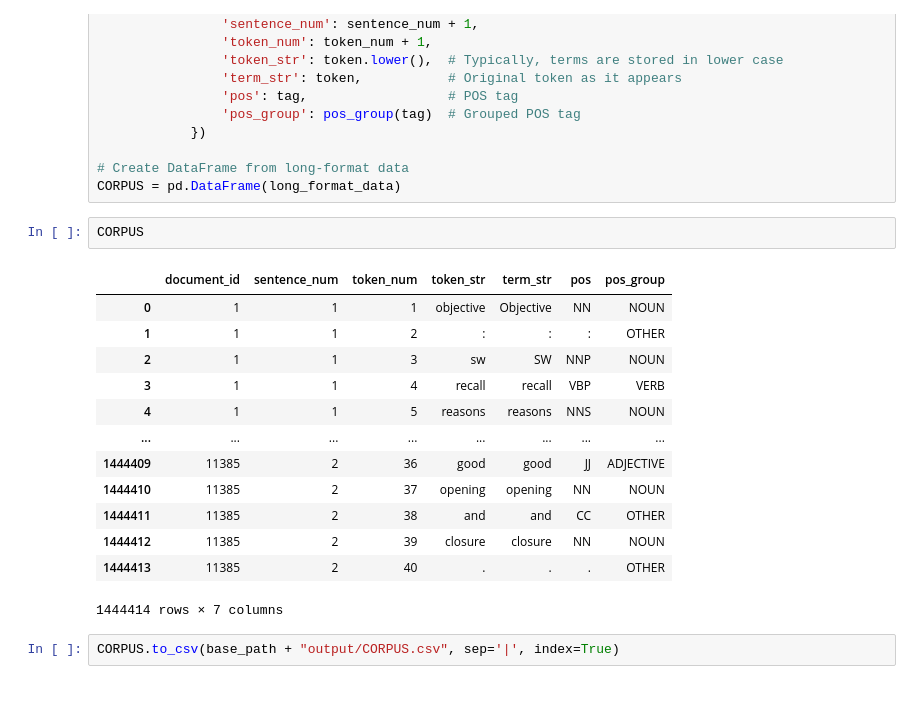
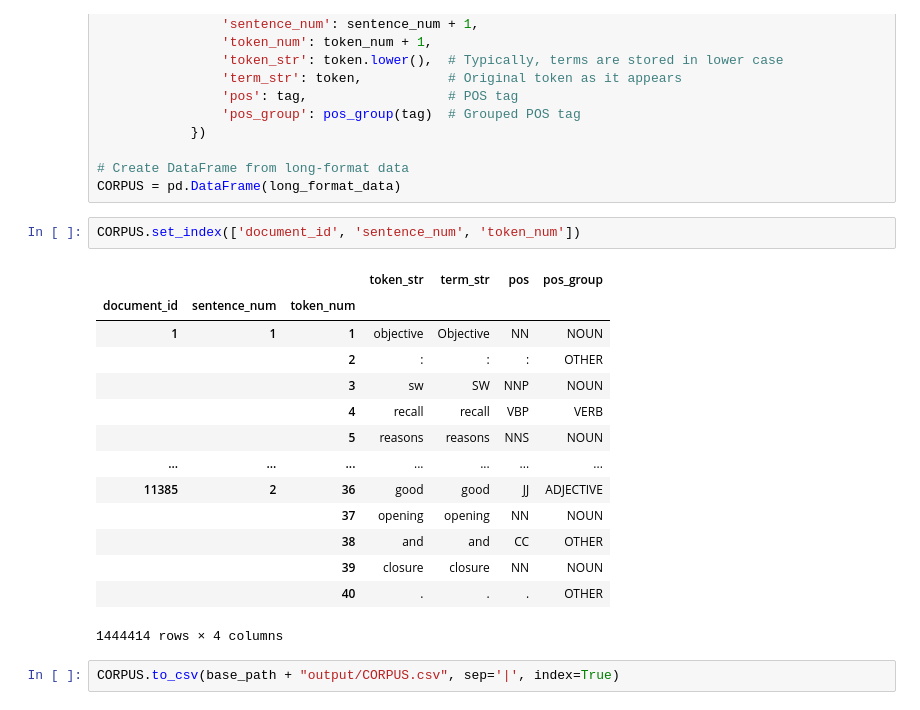
Before and after one commit to avitabilea/DS5001-Final-Project, a Jupyter notebook: 01_data_prep.ipynb, the cells around one changed output. Drawn from its saved outputs; the diff is of its cells as text.

```diff
--- a/01_data_prep.ipynb
+++ b/01_data_prep.ipynb
@@ -117,21 +117,22 @@ for document_id, row in eval_text.iterrows():
 # Create DataFrame from long-format data
 CORPUS = pd.DataFrame(long_format_data)
 # %%
-CORPUS
+CORPUS.set_index(['document_id', 'sentence_num', 'token_num'])
 # %% [output]
-|  | document_id | sentence_num | token_num | token_str | term_str | pos | pos_group |
-| 0 | 1 | 1 | 1 | objective | Objective | NN | NOUN |
-| 1 | 1 | 1 | 2 | : | : | : | OTHER |
-| 2 | 1 | 1 | 3 | sw | SW | NNP | NOUN |
-| 3 | 1 | 1 | 4 | recall | recall | VBP | VERB |
-| 4 | 1 | 1 | 5 | reasons | reasons | NNS | NOUN |
-| ... | ... | ... | ... | ... | ... | ... | ... |
-| 1444409 | 11385 | 2 | 36 | good | good | JJ | ADJECTIVE |
-| 1444410 | 11385 | 2 | 37 | opening | opening | NN | NOUN |
-| 1444411 | 11385 | 2 | 38 | and | and | CC | OTHER |
-| 1444412 | 11385 | 2 | 39 | closure | closure | NN | NOUN |
-| 1444413 | 11385 | 2 | 40 | . | . | . | OTHER |
+|  |  |  | token_str | term_str | pos | pos_group |
+| document_id | sentence_num | token_num |  |  |  |  |
+| 1 | 1 | 1 | objective | Objective | NN | NOUN |
+|  |  | 2 | : | : | : | OTHER |
+|  |  | 3 | sw | SW | NNP | NOUN |
+|  |  | 4 | recall | recall | VBP | VERB |
+|  |  | 5 | reasons | reasons | NNS | NOUN |
+| ... | ... | ... | ... | ... | ... | ... |
+| 11385 | 2 | 36 | good | good | JJ | ADJECTIVE |
+|  |  | 37 | opening | opening | NN | NOUN |
+|  |  | 38 | and | and | CC | OTHER |
+|  |  | 39 | closure | closure | NN | NOUN |
+|  |  | 40 | . | . | . | OTHER |
-1444414 rows × 7 columns
+1444414 rows × 4 columns
 # %%
 CORPUS.to_csv(base_path + "output/CORPUS.csv", sep='|', index=True)
 # %% [markdown]
```
Also changed, not shown: 2 other files.
